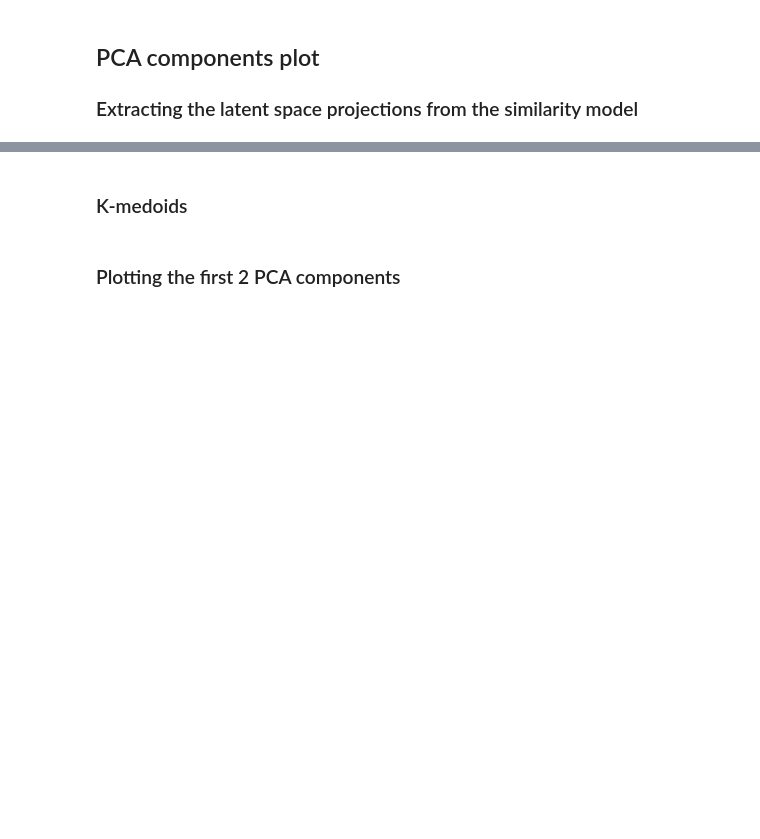
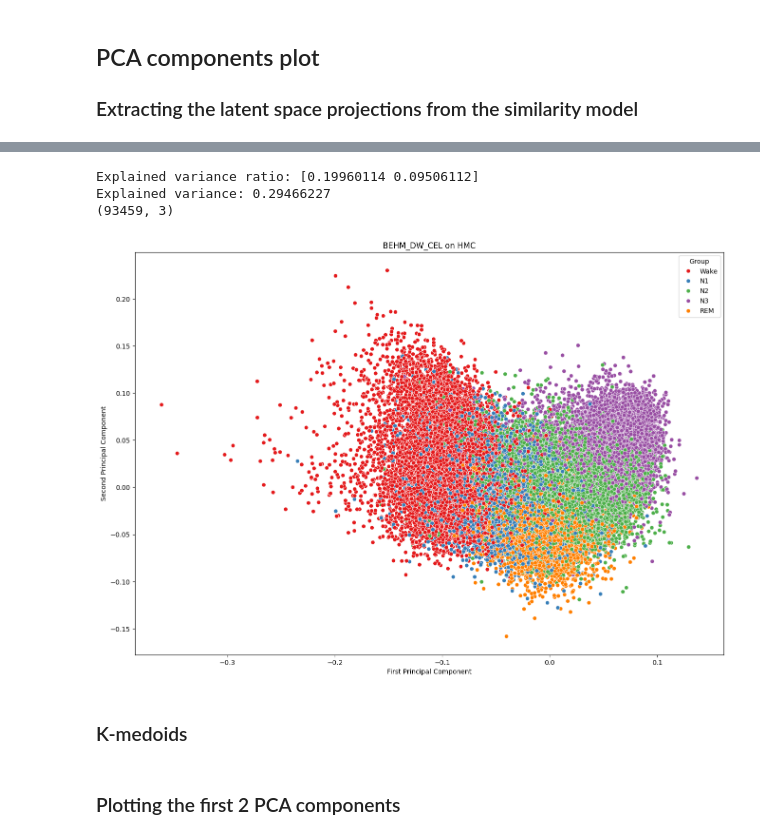
Before and after one commit to EmanueleTinghi/physioex, a Jupyter notebook: examples/latent_space_visualization.ipynb, the cells around one changed output, grey strips where cells are left out. Drawn from its saved outputs; the diff is of its cells as text; code cells hidden in the pictures; blank space fills up the shorter version.

```diff
--- a/examples/latent_space_visualization.ipynb
+++ b/examples/latent_space_visualization.ipynb
@@ -66,7 +55,7 @@ seqsleepnet_epoch_model = load_pretrained_model("seqsleepnet", in_channels=1, se
 from physioex.data.datamodule import PhysioExDataModule
 
 datamodule = PhysioExDataModule(
-    datasets=["mass"],
+    datasets=["hmc"],
     versions=None,
     batch_size=15,
     selected_channels=["EEG"],
@@ -288,4 +179,9 @@ plt.show()
 # %%
+import pandas as pd
+import seaborn as sns
+import matplotlib.pyplot as plt
+from sklearn.decomposition import PCA
+
 # Increase the number of components to see the variance in other components
 pca = PCA(n_components=2)  # Adjust the number of components as needed
 true_indx = [True for i in range(len(y_train_true))]
@@ -293,35 +189,45 @@ true_indx = [True for i in range(len(y_train_true))]
 principal_components = pca.fit_transform(train_projections[true_indx, :])
 true_positive = y_train_true[true_indx]
 explained_variance = pca.explained_variance_ratio_
 
 df_ssn = pd.DataFrame(
     {
         "First Principal Component": principal_components[:, 0],
         "Second Principal Component": principal_components[:, 1],
         "Group": true_positive,
     }
 )
 print("Explained variance ratio:", explained_variance)
 print("Explained variance:", explained_variance.sum())
 
 classes = {0:"Wake", 1:"N1", 2:"N2", 3:"N3", 4:"REM"}
 df_ssn["Group"] = df_ssn["Group"].map(classes)
 
+# Sample 50% of the data
+df_ssn_sampled = df_ssn.sample(frac=0.1, random_state=42)
+print(df_ssn_sampled.shape)
 fig, axes = plt.subplots(1, 1, figsize=(16, 11))
 classes=["Wake", "N1", "N2", "N3", "REM"]
 
+'''[(df_ssn_sampled["First Principal Component"] >= -0.4)&(df_ssn_sampled["First Principal Component"] <= 0.4)]'''
+
 # Utilizza seaborn.scatterplot
 sns.scatterplot(
-    data=df_ssn[(df_ssn["First Principal Component"] >= -0.4)&(df_ssn["First Principal Component"] <= 0.4)],
+    data=df_ssn_sampled,
     x="First Principal Component",
     y="Second Principal Component",
     hue="Group",
     hue_order=classes,
     palette="Set1",
-).set(title="BEHM_EW")
+).set(title="BEHM_DW_CEL on HMC")
 
 plt.show()
 plt.close()
+# %% [output]
+Explained variance ratio: [0.19960114 0.09506112]
+Explained variance: 0.29466227
+(93459, 3)
+[figure, added]
 # %%
 train_projections_ssn, y_train_true_ssn, y_train_pred_ssn = compute_projections(
     seqsleepnet_model, datamodule, contr=False
```
Also changed, not shown: parts of 14 cells of this notebook, 4 other files.
